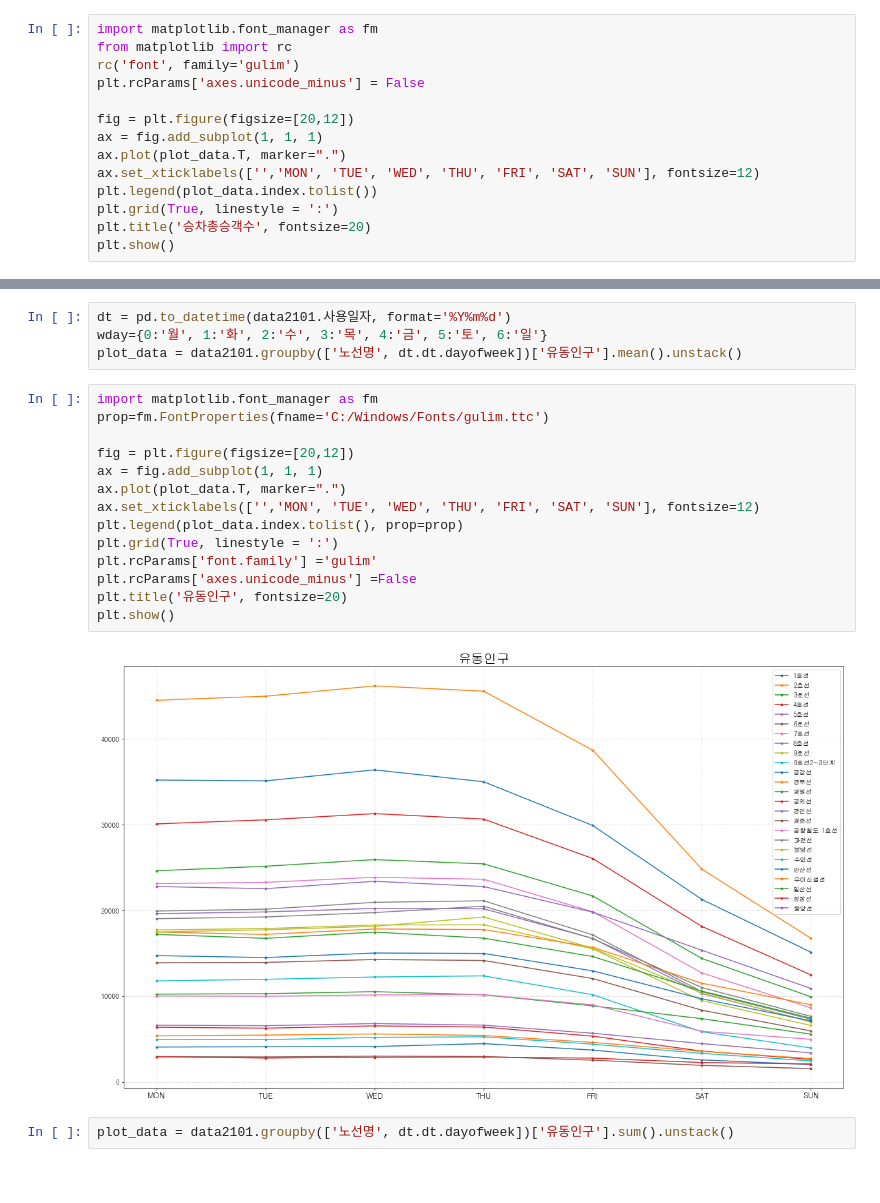
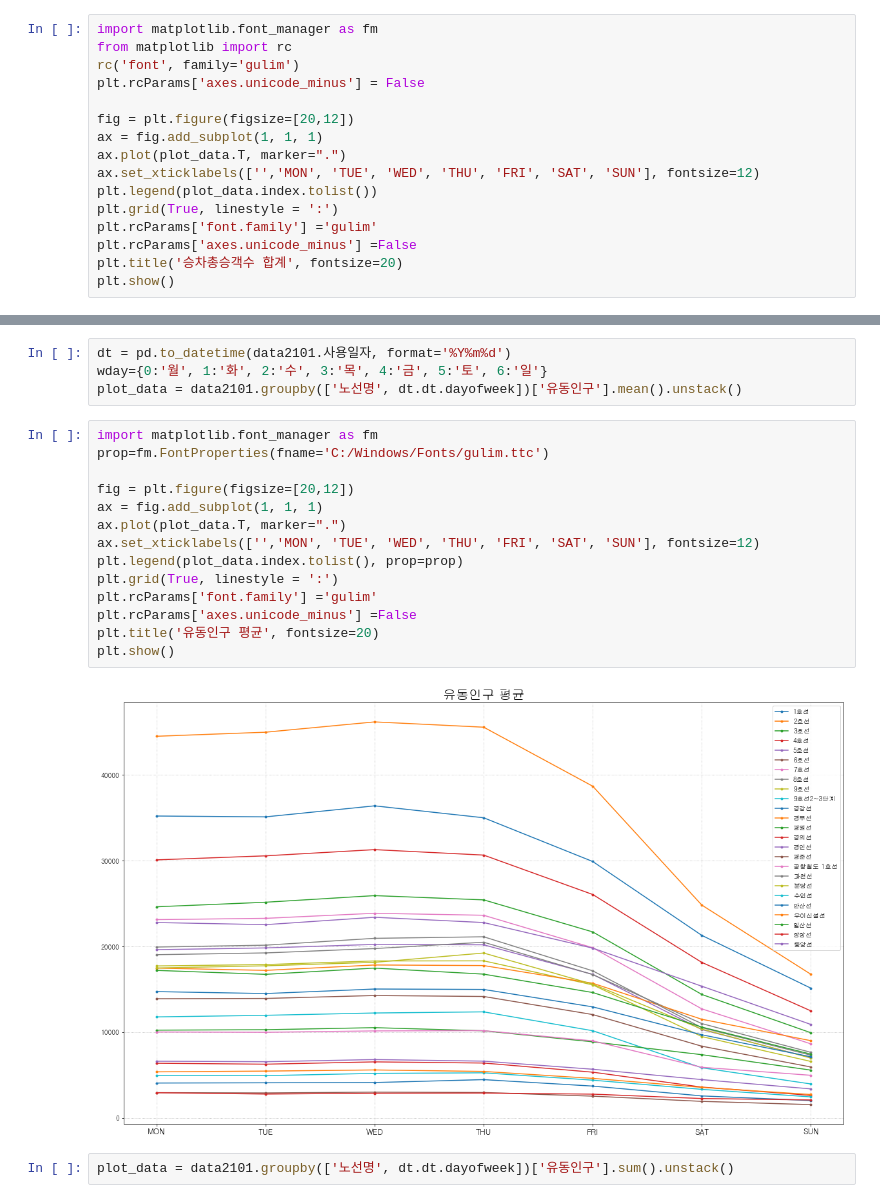
Before and after one commit to SBIK1219/Project, a Jupyter notebook: 002_SeoulSubway.ipynb, the cells around one changed output, grey strips where cells are left out. Saved outputs shown, nothing was run; the diff lists cells and outputs as text.

```diff
--- a/002_SeoulSubway.ipynb
+++ b/002_SeoulSubway.ipynb
@@ -242,6 +246,8 @@ ax.plot(plot_data.T, marker=".")
 ax.set_xticklabels(['','MON', 'TUE', 'WED', 'THU', 'FRI', 'SAT', 'SUN'], fontsize=12)
 plt.legend(plot_data.index.tolist())
 plt.grid(True, linestyle = ':')
-plt.title('승차총승객수', fontsize=20)
+plt.rcParams['font.family'] ='gulim'
+plt.rcParams['axes.unicode_minus'] =False
+plt.title('승차총승객수 합계', fontsize=20)
 plt.show()
 # %% [output]
@@ -253,19 +259,19 @@ plot_data = data2101.groupby(['노선명', dt.dt.dayofweek])['유동인구'].mea
 # %%
 import matplotlib.font_manager as fm
 prop=fm.FontProperties(fname='C:/Windows/Fonts/gulim.ttc')
 
 fig = plt.figure(figsize=[20,12])
 ax = fig.add_subplot(1, 1, 1)
 ax.plot(plot_data.T, marker=".")
 ax.set_xticklabels(['','MON', 'TUE', 'WED', 'THU', 'FRI', 'SAT', 'SUN'], fontsize=12)
 plt.legend(plot_data.index.tolist(), prop=prop)
 plt.grid(True, linestyle = ':')
 plt.rcParams['font.family'] ='gulim'
 plt.rcParams['axes.unicode_minus'] =False
-plt.title('유동인구', fontsize=20)
+plt.title('유동인구 평균', fontsize=20)
 plt.show()
 # %% [output]
-[figure, old version]
+[figure, new version]
 # %%
 plot_data = data2101.groupby(['노선명', dt.dt.dayofweek])['유동인구'].sum().unstack()
 # %%
```
Also changed, not shown: parts of 29 cells of this notebook.
